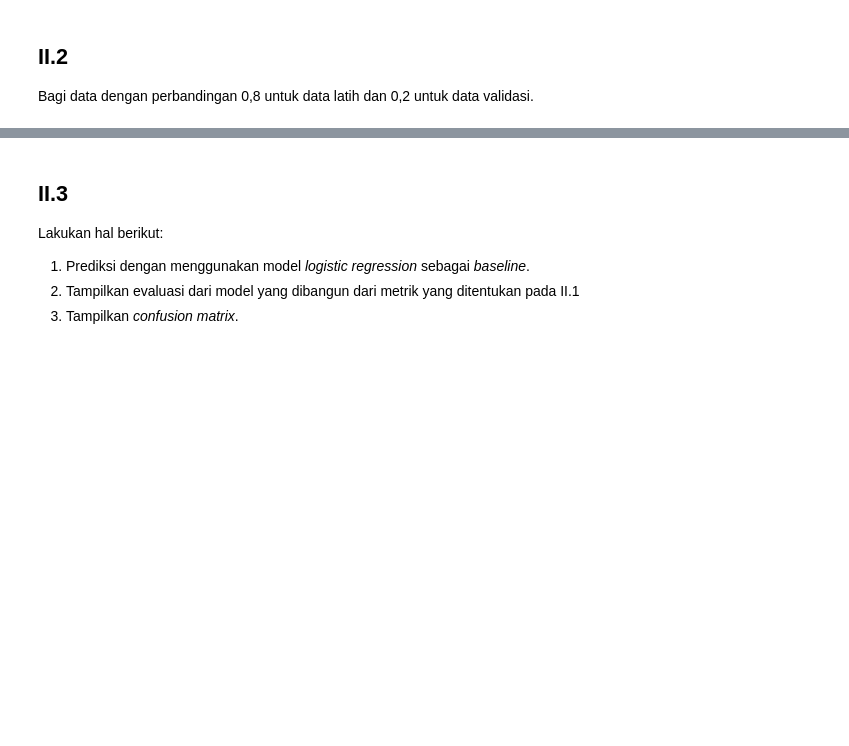
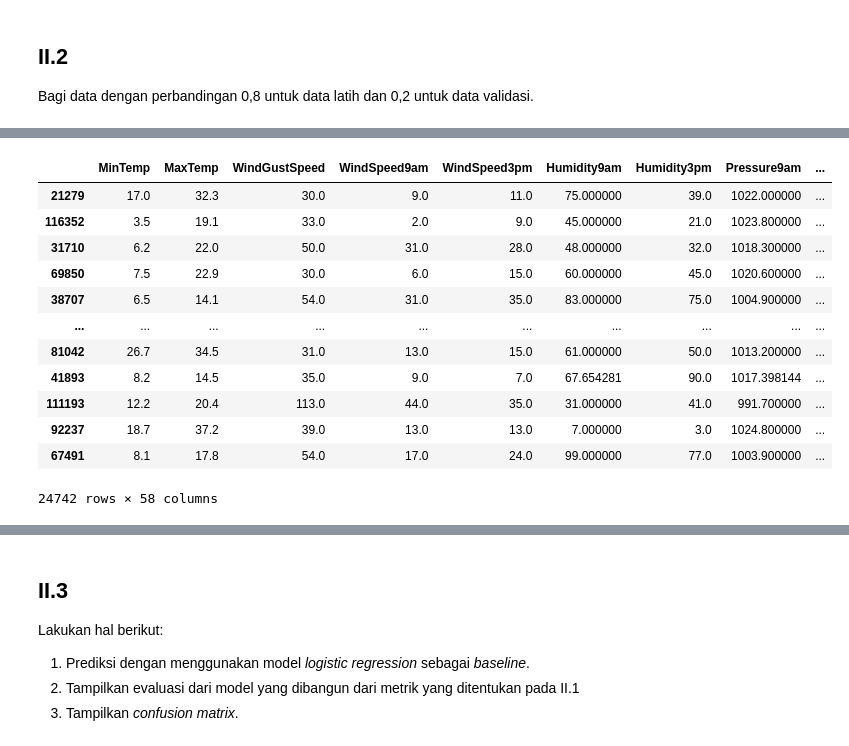
Before and after one commit to ubaidalih/sklearn-exploration, a Jupyter notebook: Tugas_Prapraktikum_IF3270.ipynb, the cells around one changed output, grey strips where cells are left out. Cells and saved outputs as stored; diff of their text form; code cells hidden in the pictures; blank space fills up the shorter version.

```diff
--- a/Tugas_Prapraktikum_IF3270.ipynb
+++ b/Tugas_Prapraktikum_IF3270.ipynb
@@ -390,0 +411,16 @@ Bagi data dengan perbandingan 0,8 untuk data latih dan 0,2 untuk data validasi.
+# %%
+X_test
+# %% [output]
+|  | MinTemp | MaxTemp | WindGustSpeed | WindSpeed9am | WindSpeed3pm | Humidity9am | Humidity3pm | Pressure9am | ... |
+| 21279 | 17.0 | 32.3 | 30.0 | 9.0 | 11.0 | 75.000000 | 39.0 | 1022.000000 | ... |
+| 116352 | 3.5 | 19.1 | 33.0 | 2.0 | 9.0 | 45.000000 | 21.0 | 1023.800000 | ... |
+| 31710 | 6.2 | 22.0 | 50.0 | 31.0 | 28.0 | 48.000000 | 32.0 | 1018.300000 | ... |
+| 69850 | 7.5 | 22.9 | 30.0 | 6.0 | 15.0 | 60.000000 | 45.0 | 1020.600000 | ... |
+| 38707 | 6.5 | 14.1 | 54.0 | 31.0 | 35.0 | 83.000000 | 75.0 | 1004.900000 | ... |
+| ... | ... | ... | ... | ... | ... | ... | ... | ... | ... |
+| 81042 | 26.7 | 34.5 | 31.0 | 13.0 | 15.0 | 61.000000 | 50.0 | 1013.200000 | ... |
+| 41893 | 8.2 | 14.5 | 35.0 | 9.0 | 7.0 | 67.654281 | 90.0 | 1017.398144 | ... |
+| 111193 | 12.2 | 20.4 | 113.0 | 44.0 | 35.0 | 31.000000 | 41.0 | 991.700000 | ... |
+| 92237 | 18.7 | 37.2 | 39.0 | 13.0 | 13.0 | 7.000000 | 3.0 | 1024.800000 | ... |
+| 67491 | 8.1 | 17.8 | 54.0 | 17.0 | 24.0 | 99.000000 | 77.0 | 1003.900000 | ... |
+24742 rows × 58 columns
```
Also changed, not shown: parts of 21 cells of this notebook.
